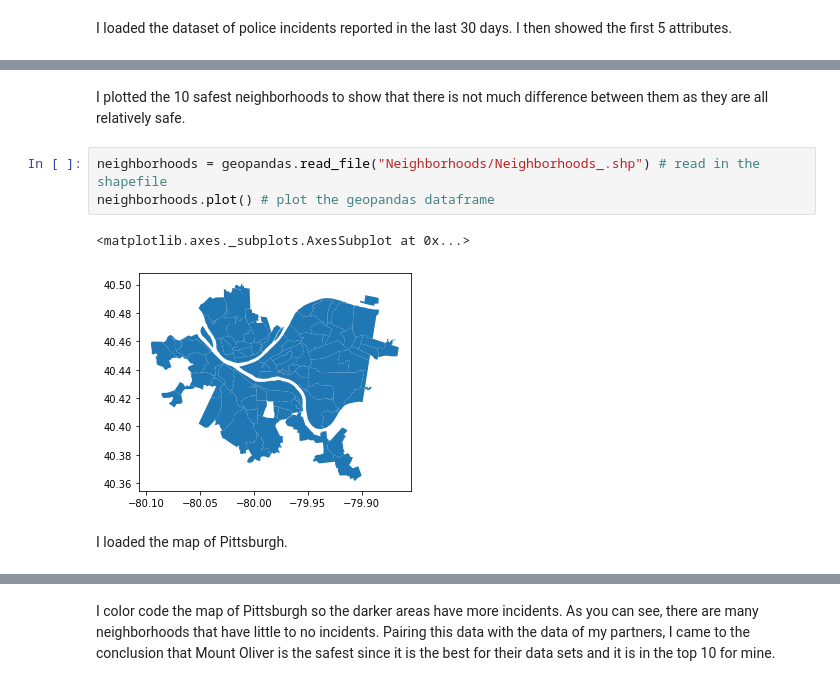
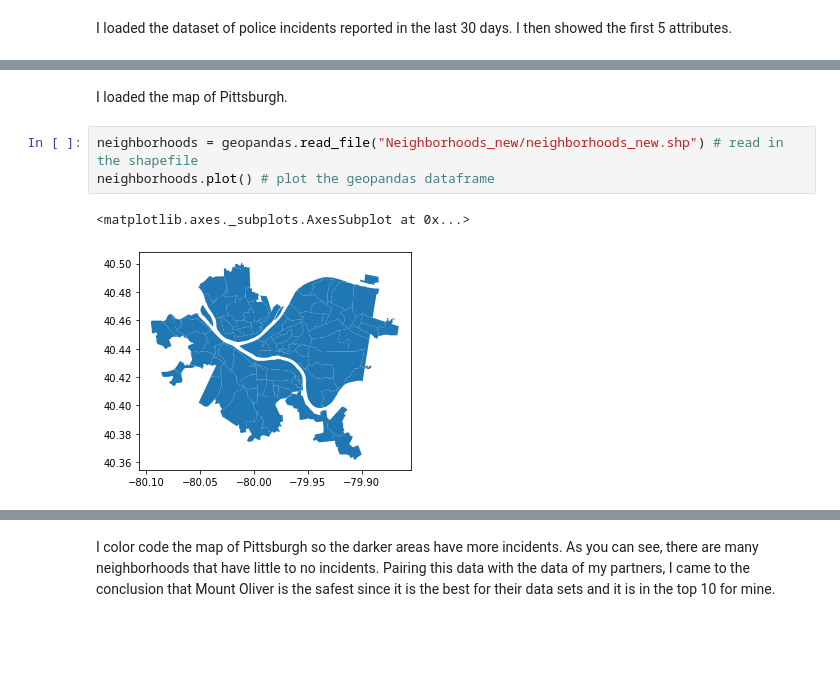
Before and after one commit to gjm55/Big-Ideas-Final, a Jupyter notebook: sbp34-Final.ipynb, the cells around one changed output, grey strips where cells are left out. Cells and saved outputs as stored; diff of their text form; blank space fills up the shorter version.

```diff
--- a/sbp34-Final.ipynb
+++ b/sbp34-Final.ipynb
@@ -61,10 +66,8 @@ safe_neighborhoods.plot.bar(figsize = (10,10))
-# %% [markdown]
-I plotted the 10 safest neighborhoods to show that there is not much difference between them as they are all relatively safe.
-# %%
-neighborhoods = geopandas.read_file("Neighborhoods/Neighborhoods_.shp") # read in the shapefile
-neighborhoods.plot() # plot the geopandas dataframe
-# %% [output]
-<matplotlib.axes._subplots.AxesSubplot at 0x...>
-[figure, removed]
 # %% [markdown]
 I loaded the map of Pittsburgh.
+# %%
+neighborhoods = geopandas.read_file("Neighborhoods_new/neighborhoods_new.shp") # read in the shapefile
+neighborhoods.plot() # plot the geopandas dataframe
+# %% [output]
+<matplotlib.axes._subplots.AxesSubplot at 0x...>
+[figure, added]
```
Also changed, not shown: parts of 20 cells of this notebook.
